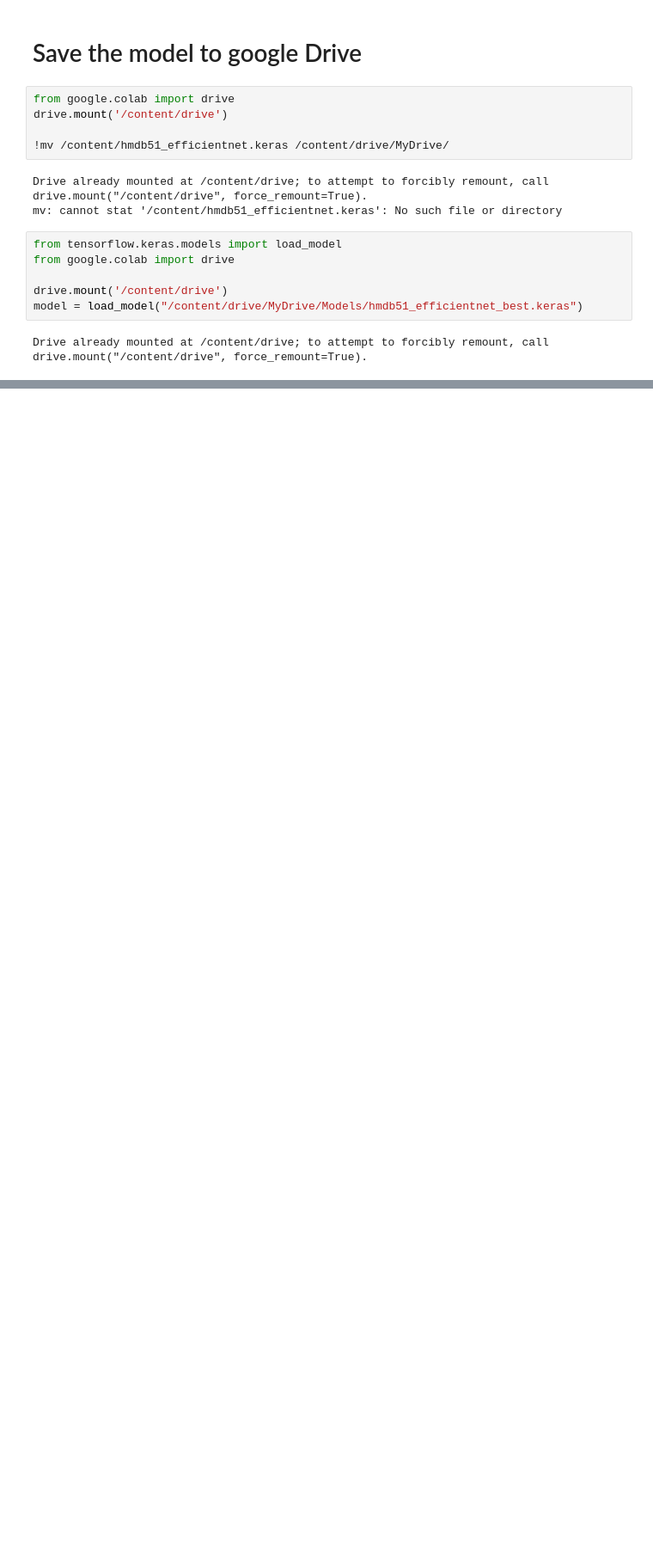
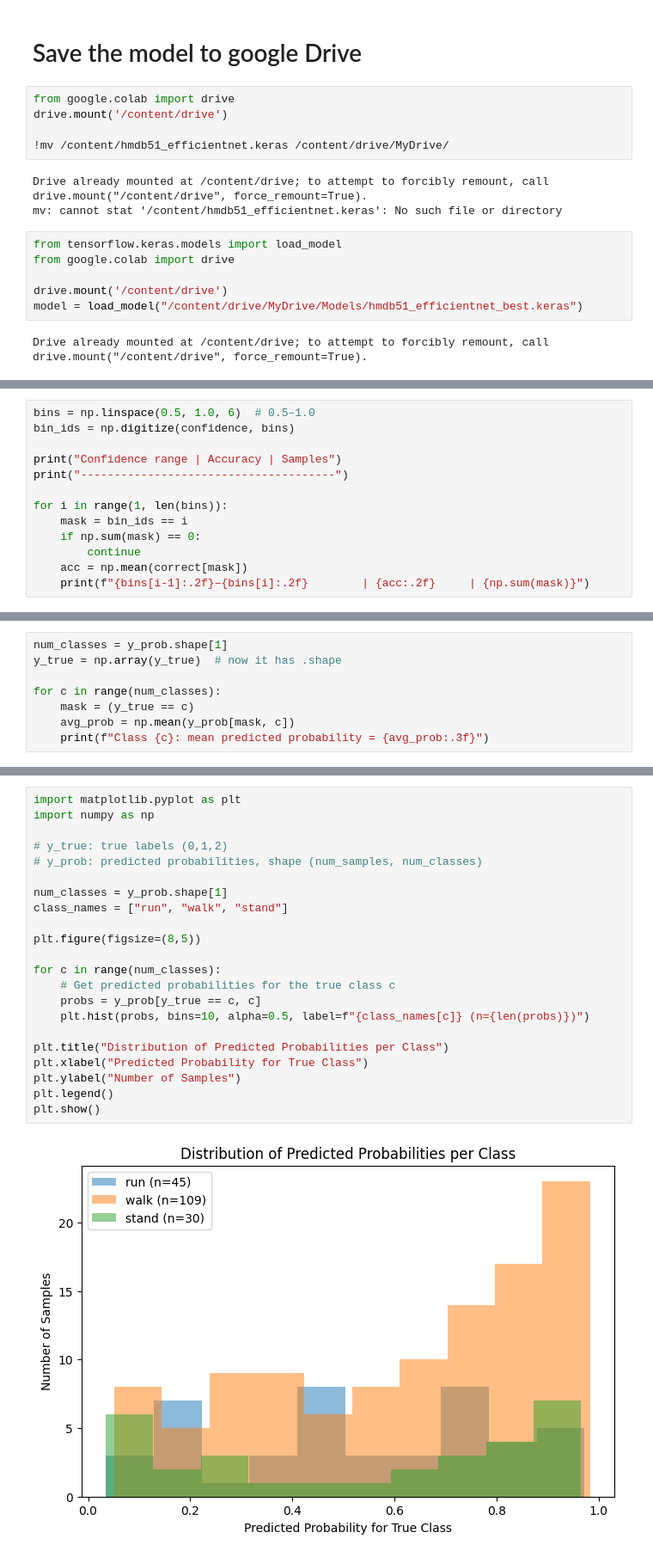
Before and after one commit to perujuice/VIP-Sub1, a Jupyter notebook: pipeline.ipynb, the cells around one changed output, grey strips where cells are left out. Shown at 86% size. Saved outputs shown, nothing was run; the diff lists cells and outputs as text; blank space fills up the shorter version.

```diff
--- a/pipeline.ipynb
+++ b/pipeline.ipynb
@@ -431,0 +484,13 @@ weighted avg       0.68      0.68      0.68       216
+# %%
+bins = np.linspace(0.5, 1.0, 6)  # 0.5–1.0
+bin_ids = np.digitize(confidence, bins)
+
+print("Confidence range | Accuracy | Samples")
+print("--------------------------------------")
+
+for i in range(1, len(bins)):
+    mask = bin_ids == i
+    if np.sum(mask) == 0:
+        continue
+    acc = np.mean(correct[mask])
+    print(f"{bins[i-1]:.2f}–{bins[i]:.2f}        | {acc:.2f}     | {np.sum(mask)}")
@@ -431,0 +505,8 @@ weighted avg       0.68      0.68      0.68       216
+# %%
+num_classes = y_prob.shape[1]
+y_true = np.array(y_true)  # now it has .shape
+
+for c in range(num_classes):
+    mask = (y_true == c)
+    avg_prob = np.mean(y_prob[mask, c])
+    print(f"Class {c}: mean predicted probability = {avg_prob:.3f}")
@@ -431,0 +517,24 @@ weighted avg       0.68      0.68      0.68       216
+# %%
+import matplotlib.pyplot as plt
+import numpy as np
+
+# y_true: true labels (0,1,2)
+# y_prob: predicted probabilities, shape (num_samples, num_classes)
+
+num_classes = y_prob.shape[1]
+class_names = ["run", "walk", "stand"]
+
+plt.figure(figsize=(8,5))
+
+for c in range(num_classes):
+    # Get predicted probabilities for the true class c
+    probs = y_prob[y_true == c, c]
+    plt.hist(probs, bins=10, alpha=0.5, label=f"{class_names[c]} (n={len(probs)})")
+
+plt.title("Distribution of Predicted Probabilities per Class")
+plt.xlabel("Predicted Probability for True Class")
+plt.ylabel("Number of Samples")
+plt.legend()
+plt.show()
+# %% [output]
+[figure, added]
```
Also changed, not shown: parts of 12 cells of this notebook.
